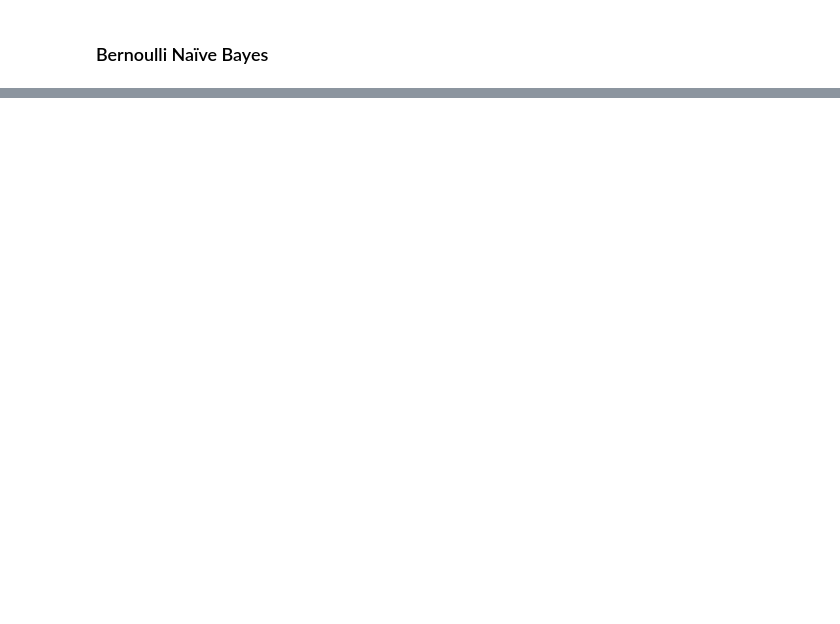
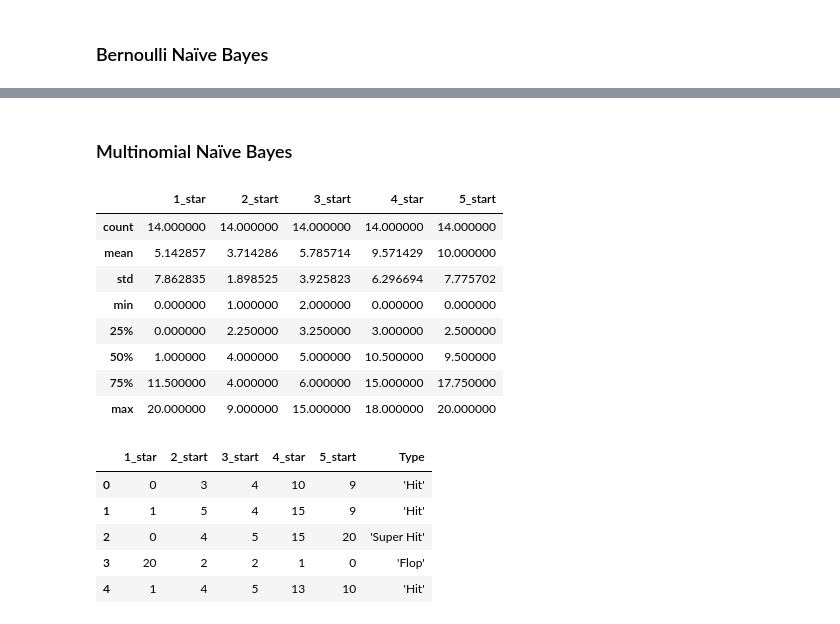
Before and after one commit to pavelchowdhury99/naive_bayes_classifiers_using_python, a Jupyter notebook: naive_bayes_classifiers.ipynb, the cells around one changed output, grey strips where cells are left out. Saved outputs shown, nothing was run; the diff lists cells and outputs as text; code cells hidden in the pictures; blank space fills up the shorter version.

```diff
--- a/naive_bayes_classifiers.ipynb
+++ b/naive_bayes_classifiers.ipynb
@@ -202,0 +340,23 @@ dtype: int64
+# %% [markdown]
+### Multinomial Naïve Bayes
+# %%
+# Importing the data
+df_inp_multinomial = pd.read_csv('./datasets/multinomial_nb_sample_dataset.csv')
+display(df_inp_multinomial.describe())
+df_inp_multinomial.head()
+# %% [output]
+|  | 1_star | 2_start | 3_start | 4_star | 5_start |
+| count | 14.000000 | 14.000000 | 14.000000 | 14.000000 | 14.000000 |
+| mean | 5.142857 | 3.714286 | 5.785714 | 9.571429 | 10.000000 |
+| std | 7.862835 | 1.898525 | 3.925823 | 6.296694 | 7.775702 |
+| min | 0.000000 | 1.000000 | 2.000000 | 0.000000 | 0.000000 |
+| 25% | 0.000000 | 2.250000 | 3.250000 | 3.000000 | 2.500000 |
+| 50% | 1.000000 | 4.000000 | 5.000000 | 10.500000 | 9.500000 |
+| 75% | 11.500000 | 4.000000 | 6.000000 | 15.000000 | 17.750000 |
+| max | 20.000000 | 9.000000 | 15.000000 | 18.000000 | 20.000000 |
+|  | 1_star | 2_start | 3_start | 4_star | 5_start | Type |
+| 0 | 0 | 3 | 4 | 10 | 9 | 'Hit' |
+| 1 | 1 | 5 | 4 | 15 | 9 | 'Hit' |
+| 2 | 0 | 4 | 5 | 15 | 20 | 'Super Hit' |
+| 3 | 20 | 2 | 2 | 1 | 0 | 'Flop' |
+| 4 | 1 | 4 | 5 | 13 | 10 | 'Hit' |
```
Also changed, not shown: parts of 12 cells of this notebook, 1 other file.
